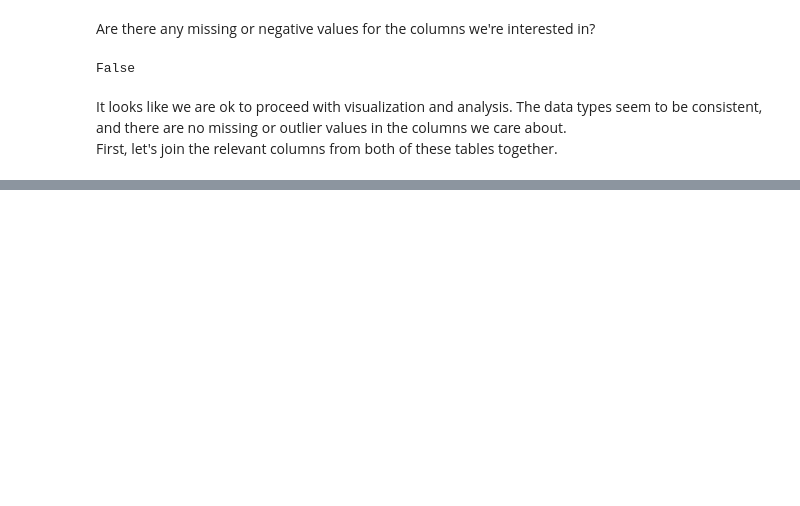
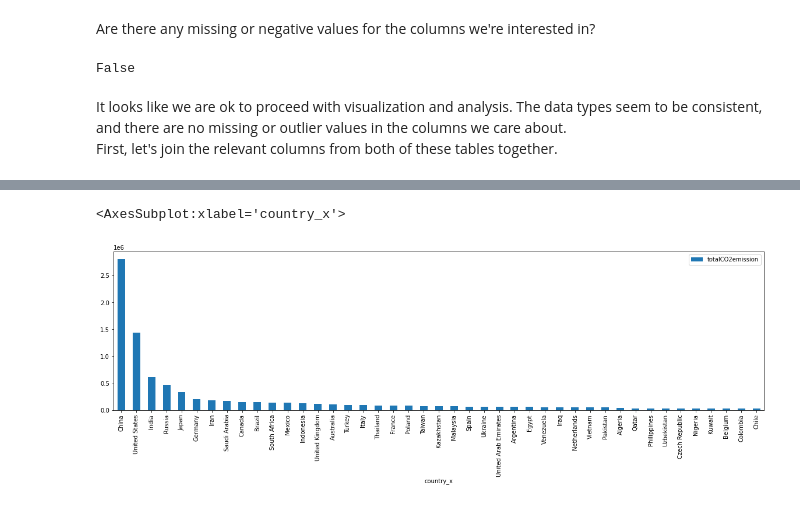
Before and after one commit to melotic/cs3654-project, a Jupyter notebook: Project1.ipynb, the cells around one changed output, grey strips where cells are left out. Saved outputs shown, nothing was run; the diff lists cells and outputs as text; code cells hidden in the pictures; blank space fills up the shorter version.

```diff
--- a/Project1.ipynb
+++ b/Project1.ipynb
@@ -460,0 +566,6 @@ First, let's join the relevant columns from both of these tables together.
+# %%
+majorEmitters.sort_values('totalCO2emission', ascending=False).plot('country_x', 'totalCO2emission',
+                                                                    kind='bar', figsize=(20,5))
+# %% [output]
+<AxesSubplot:xlabel='country_x'>
+[figure, added]
```
Also changed, not shown: parts of 22 cells of this notebook.
